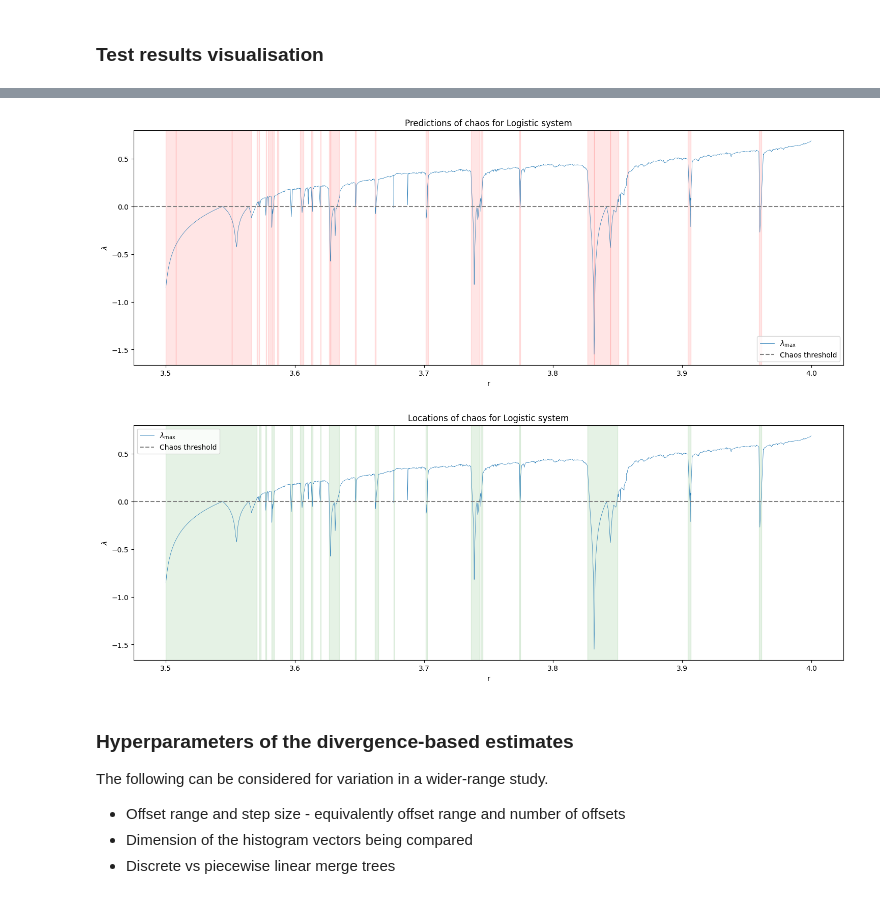
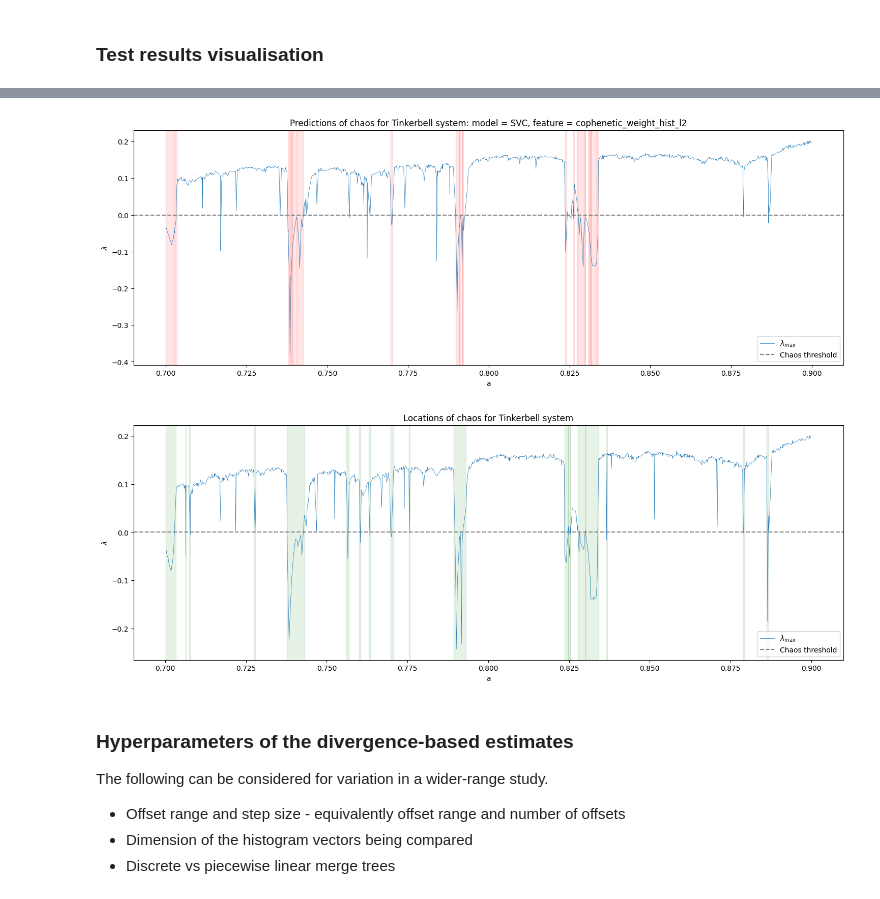
Before and after one commit to colinstephen/topological_divergences, a Jupyter notebook: white_noise.ipynb, the cells around one changed output, grey strips where cells are left out. Drawn from its saved outputs; the diff is of its cells as text; code cells hidden in the pictures.

```diff
--- a/white_noise.ipynb
+++ b/white_noise.ipynb
@@ -59,9 +61,9 @@ def scale(ts):
 # %%
 # Specify the trajectory generation criteria
 
-SEED = 42  # consistent random number generation
+SEED = 54321  # consistent random number generation
 SAMPLES = 5000  # number of trajectories
-LENGTH = 1000  # number of points per trajectory
+LENGTH = 500  # number of points per trajectory
 # %%
 # Generate the actual system data to analyse
 
@@ -181,7 +208,7 @@ def score_features_test(feature_names, features, y_true, trained_models):
                         X[pos_mask] if getattr(trained_model, "chaos", False) else X
                     ) for model_name, trained_model in trained_models[feature_name].items()
                 },
-                "scores": {
+                "r2_scores": {
                     model_name: trained_model.score(
                         (X[pos_mask] if getattr(trained_model, "chaos", False) else X),
                         (y_true[pos_mask] if getattr(trained_model, "chaos", False) else (pos_mask if is_classifier(trained_model) else y_true))
@@ -197,9 +226,10 @@ First we look at topological merge tree offset path length distributions.
 # %%
 # Set up parameters for the cells below
 
-SYSTEM = "logistic"  # current system being investigated
+SYSTEM = "tinkerbell"  # current system being investigated
 REP_FUNC = partial(TSMT, discrete=True)  # current mode of representing trajectories
-OFFSETS = range(1,125,12)  # offsets for merge tree divergences
+OFFSETS = range(1,251,25)  # offsets for merge tree divergences
+HISTOGRAM_DIM = 100
 # %%
 # Apply the representation constructor and get a representation of each trajectory
 
@@ -207,10 +239,10 @@ merge_tree_representations_train = list(map(REP_FUNC, system_training_data[SYSTE
 # %%
 # Parallel function to compute divergences for a single merge tree representation
 
-@require(partial=partial, get_offset_divergences=get_offset_divergences, OFFSETS=OFFSETS)
+@require(partial=partial, get_offset_divergences=get_offset_divergences, OFFSETS=OFFSETS, HISTOGRAM_DIM=HISTOGRAM_DIM)
 def merge_tree_divergence_features(rep):
     import numpy as np
-    div_values = list(map(partial(get_offset_divergences, tsmt=rep), OFFSETS))
+    div_values = list(map(partial(get_offset_divergences, tsmt=rep, histogram_dim=HISTOGRAM_DIM), OFFSETS))
     return np.array(div_values).T
 # %%
 # Compute the divergences for each merge tree representation in parallel
@@ -367,54 +425,54 @@ y_pred = merge_tree_divergence_test_predictions[prediction_feature_name][predict
 # %%
 # plot the ground truth
 plt.figure(figsize=(18,6))
 plt.plot(test_params, y_test, lw=0.5, label=r"$\lambda_{\max}$")
 
 # plot the classification predictions as vspans over the graph
-# predicted_non_chaos = y_pred < 0.025
-predicted_non_chaos = y_pred == False
+predicted_non_chaos = y_pred <= 0
+# predicted_non_chaos = y_pred == False
 x = test_params
 
 # mark sections of the x-axis where predicted_non_chaos is True
 start = x[0] if predicted_non_chaos[0] else None
 for i in range(1, len(predicted_non_chaos)):
     if not predicted_non_chaos[i-1] and predicted_non_chaos[i]:
         start = x[i-1]
     elif predicted_non_chaos[i-1] and not predicted_non_chaos[i]:
         if start is not None:
             plt.axvspan(start, x[i], color='red', alpha=0.1)
             start = None
     elif i == len(predicted_non_chaos)-1 and not predicted_non_chaos[i]:  # case for the end of the array
         if start is not None:
             plt.axvspan(start, x[i], color='red', alpha=0.1)
 
 plt.xlabel(test_param_name)
 plt.ylabel(r"$\lambda$")
 plt.axhline(y=0, color='grey', linestyle='--', label='Chaos threshold')
 plt.legend()
-plt.title(f"Predictions of chaos for {SYSTEM.capitalize()} system")
+plt.title(f"Predictions of chaos for {SYSTEM.capitalize()} system: model = {prediction_model_name}, feature = {prediction_feature_name}")
 plt.show()
 # %% [output]
-[figure, old version]
+[figure, new version]
 # %%
 # plot the ground truth
 plt.figure(figsize=(18,6))
 plt.plot(test_params, y_test, lw=0.5, label=r"$\lambda_{\max}$")
 
 # plot the classification predictions as vspans over the graph
-# predicted_non_chaos = y_pred < 0.025
-predicted_non_chaos = y_test <= 0
+# actual_non_chaos = y_pred < 0.025
+actual_non_chaos = y_test <= 0
 x = test_params
 
-# mark sections of the x-axis where predicted_non_chaos is True
-start = x[0] if predicted_non_chaos[0] else None
-for i in range(1, len(predicted_non_chaos)):
-    if not predicted_non_chaos[i-1] and predicted_non_chaos[i]:
+# mark sections of the x-axis where actual_non_chaos is True
+start = x[0] if actual_non_chaos[0] else None
+for i in range(1, len(actual_non_chaos)):
+    if not actual_non_chaos[i-1] and actual_non_chaos[i]:
         start = x[i-1]
-    elif predicted_non_chaos[i-1] and not predicted_non_chaos[i]:
+    elif actual_non_chaos[i-1] and not actual_non_chaos[i]:
         if start is not None:
             plt.axvspan(start, x[i], color='green', alpha=0.1)
             start = None
-    elif i == len(predicted_non_chaos)-1 and not predicted_non_chaos[i]:  # case for the end of the array
+    elif i == len(actual_non_chaos)-1 and not actual_non_chaos[i]:  # case for the end of the array
         if start is not None:
             plt.axvspan(start, x[i], color='green', alpha=0.1)
 
@@ -425,7 +483,7 @@ plt.legend()
 plt.title(f"Locations of chaos for {SYSTEM.capitalize()} system")
 plt.show()
 # %% [output]
-[figure, old version]
+[figure, new version]
 # %% [markdown]
 ### Hyperparameters of the divergence-based estimates
 
```
Also changed, not shown: parts of 21 cells of this notebook.
